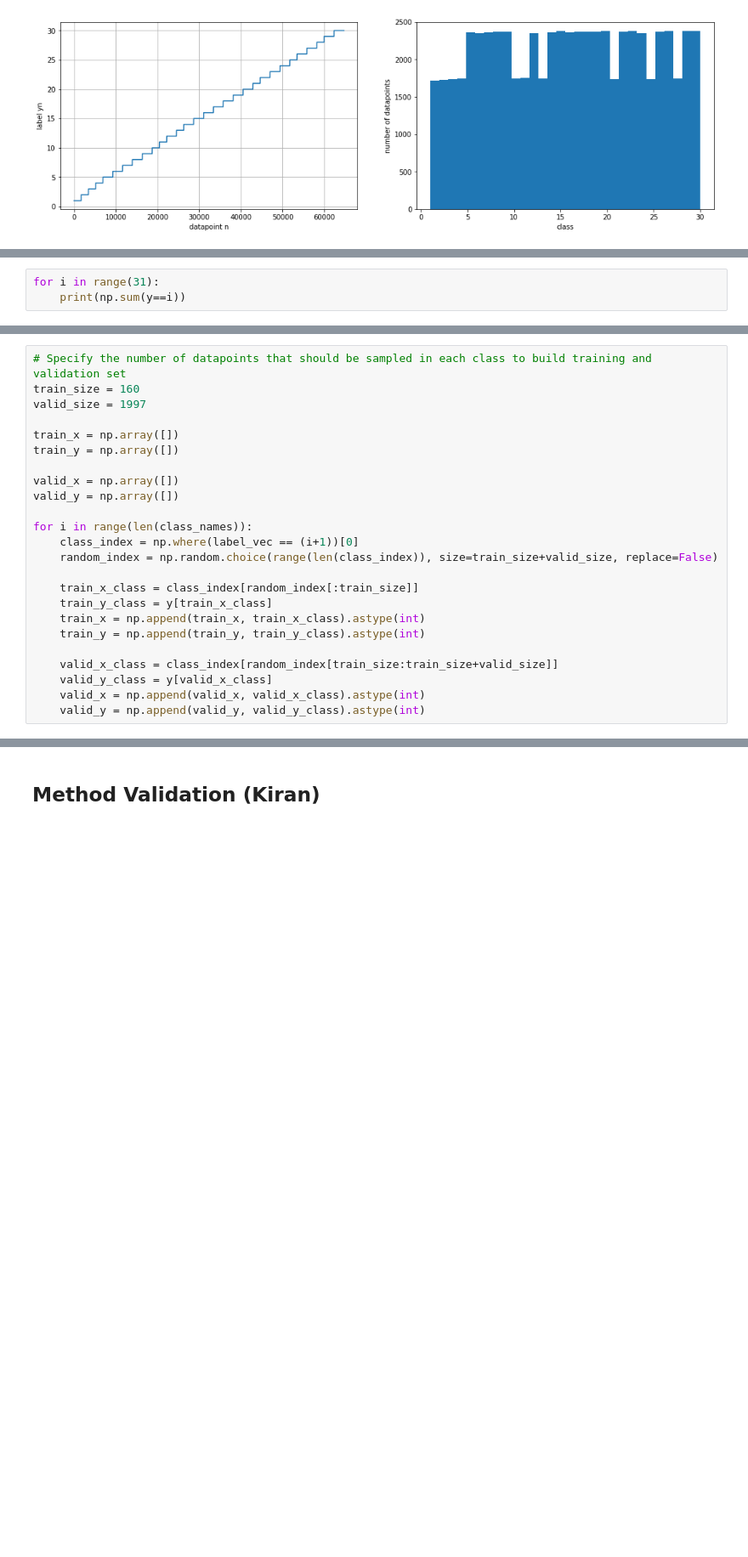
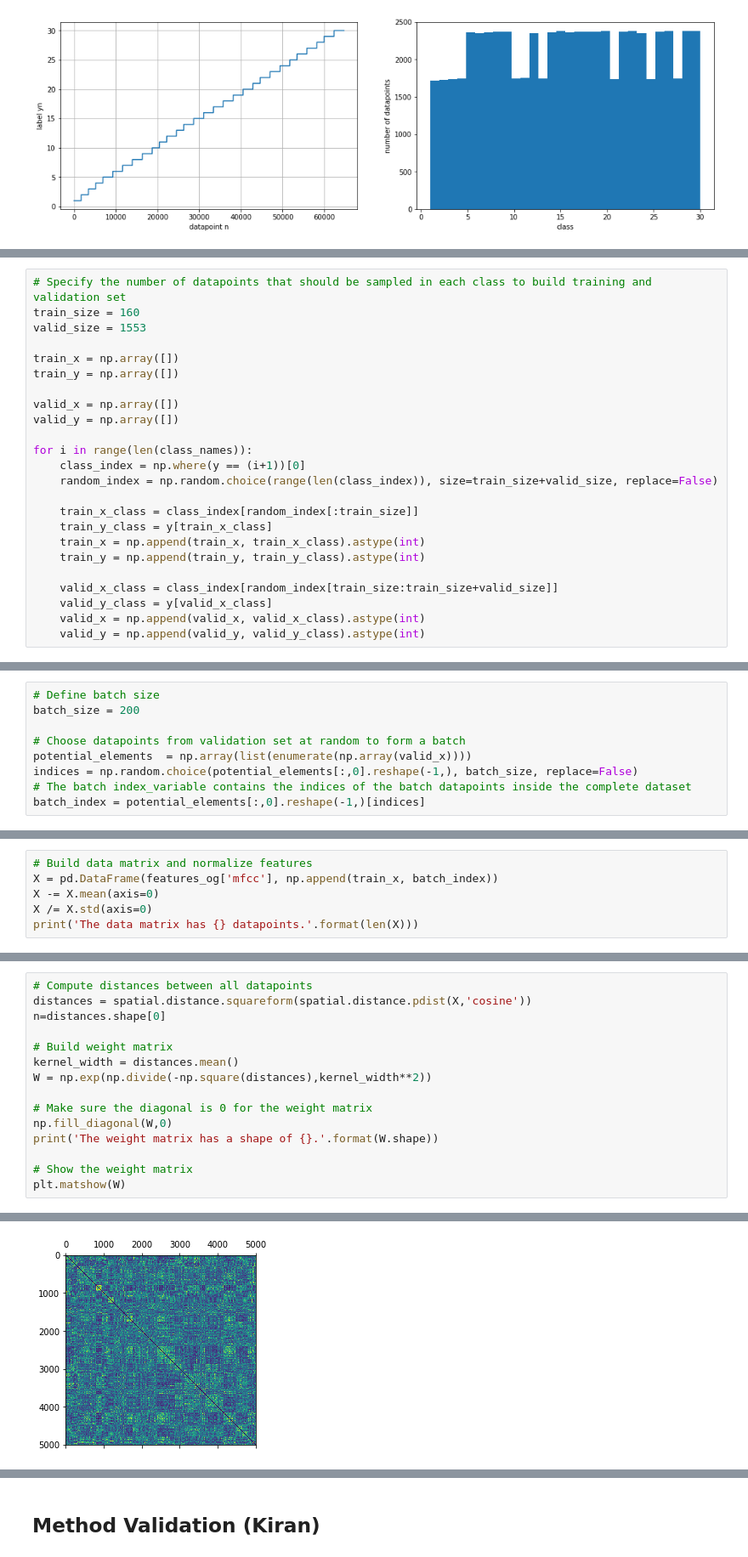
Before and after one commit to adrianlwn/NTDS-Speech-Recognition-Challenge, a Jupyter notebook: SpeechRecognition_main.ipynb, the cells around one changed output, grey strips where cells are left out. Shown at 85% size. Cells and saved outputs as stored; diff of their text form; blank space fills up the shorter version.

Commit message:
Some updates to the main framework.

```diff
--- a/SpeechRecognition_main.ipynb
+++ b/SpeechRecognition_main.ipynb
@@ -147,3 +140,0 @@ Text(0,0.5,'number of datapoints')
-# %%
-for i in range(31):
-    print(np.sum(y==i))
@@ -168,7 +143,7 @@ for i in range(31):
 # %%
 # Specify the number of datapoints that should be sampled in each class to build training and validation set
 train_size = 160
-valid_size = 1997
+valid_size = 1553
 
 train_x = np.array([])
 train_y = np.array([])
@@ -177,7 +152,7 @@ valid_x = np.array([])
 valid_y = np.array([])
 
 for i in range(len(class_names)):
-    class_index = np.where(label_vec == (i+1))[0]
+    class_index = np.where(y == (i+1))[0]
     random_index = np.random.choice(range(len(class_index)), size=train_size+valid_size, replace=False)
 
     train_x_class = class_index[random_index[:train_size]]
@@ -193,0 +169,9 @@ ValueError: Cannot take a larger sample than population when 'replace=False'
+# %%
+# Define batch size
+batch_size = 200
+
+# Choose datapoints from validation set at random to form a batch
+potential_elements  = np.array(list(enumerate(np.array(valid_x))))
+indices = np.random.choice(potential_elements[:,0].reshape(-1,), batch_size, replace=False)
+# The batch index_variable contains the indices of the batch datapoints inside the complete dataset
+batch_index = potential_elements[:,0].reshape(-1,)[indices]
@@ -193,0 +180,6 @@ ValueError: Cannot take a larger sample than population when 'replace=False'
+# %%
+# Build data matrix and normalize features
+X = pd.DataFrame(features_og['mfcc'], np.append(train_x, batch_index))
+X -= X.mean(axis=0)
+X /= X.std(axis=0)
+print('The data matrix has {} datapoints.'.format(len(X)))
@@ -193,0 +198,16 @@ ValueError: Cannot take a larger sample than population when 'replace=False'
+# %%
+# Compute distances between all datapoints
+distances = spatial.distance.squareform(spatial.distance.pdist(X,'cosine'))
+n=distances.shape[0]
+
+# Build weight matrix
+kernel_width = distances.mean()
+W = np.exp(np.divide(-np.square(distances),kernel_width**2))
+
+# Make sure the diagonal is 0 for the weight matrix
+np.fill_diagonal(W,0)
+print('The weight matrix has a shape of {}.'.format(W.shape))
+
+# Show the weight matrix
+plt.matshow(W)
+# %% [output]
@@ -193,0 +216 @@ ValueError: Cannot take a larger sample than population when 'replace=False'
+[figure, added]
```
Also changed, not shown: parts of 25 cells of this notebook, 2 other files.
